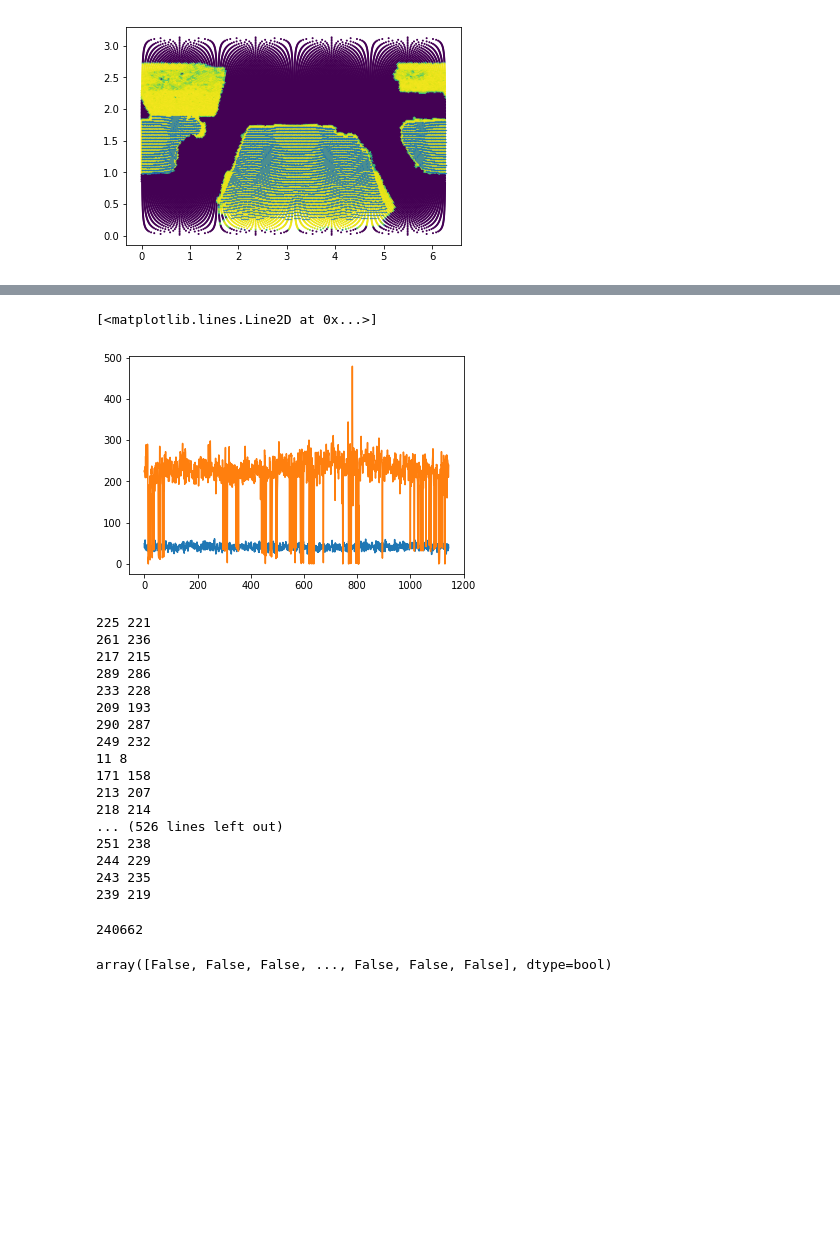
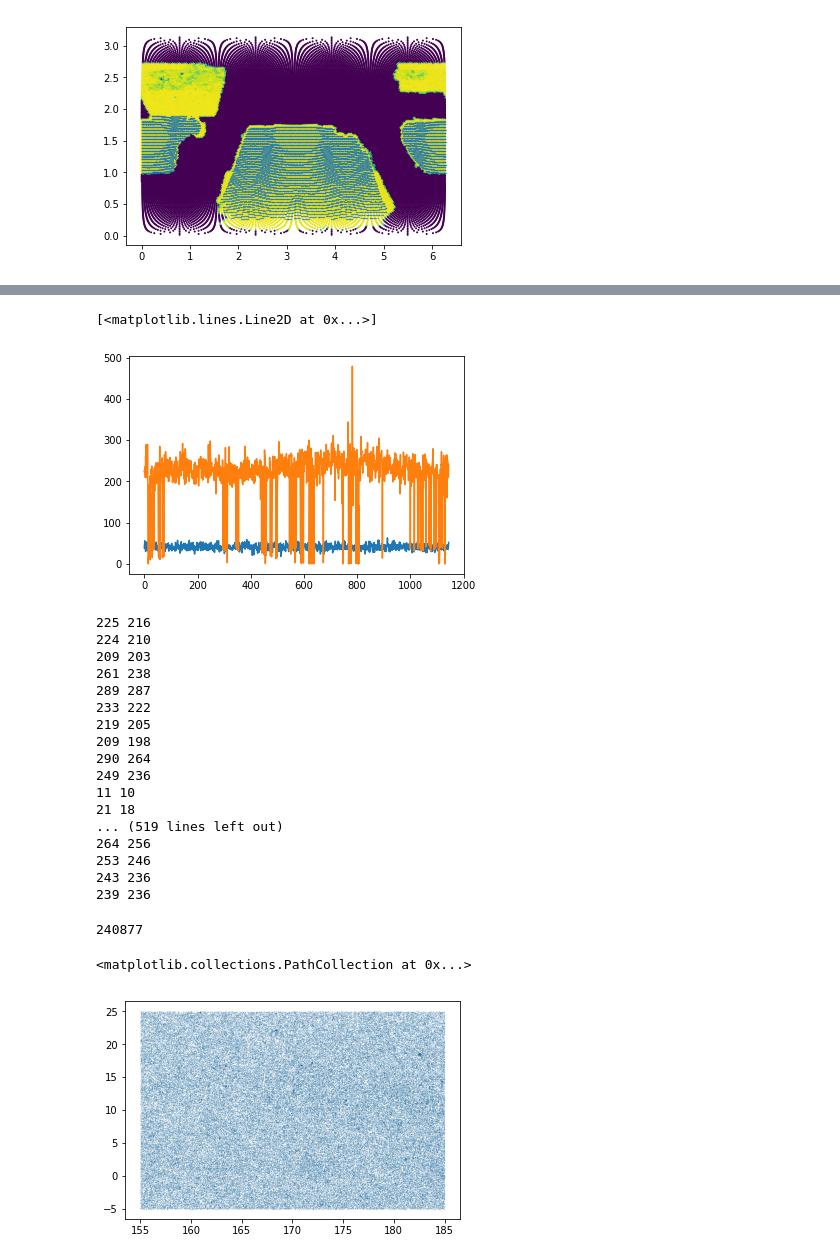
Before and after one commit to HiramHerrera/multipass, a Jupyter notebook: truth.ipynb, the cells around one changed output, grey strips where cells are left out. Saved outputs shown, nothing was run; the diff lists cells and outputs as text; code cells hidden in the pictures; blank space fills up the shorter version.

```diff
--- a/truth.ipynb
+++ b/truth.ipynb
@@ -126,5 +127,5 @@ pixnumber_target_list = list(set(pixnumber_targets))
 # %%
-n_qso_per_pixel_targets = np.ones(len(pixnumber_target_list))
+n_qso_per_pixel_targets = np.zeros(len(pixnumber_target_list))
 for i in range(len(pixnumber_target_list)):
     ii_targets = is_qso & (pixnumber_targets==pixnumber_target_list[i])
     n_qso_per_pixel_targets[i] = np.count_nonzero(ii_targets)
@@ -135,7 +136,7 @@ plt.plot(n_lya_desired_pixel_targets)
 plt.plot(n_qso_per_pixel_targets)
 # %% [output]
 [<matplotlib.lines.Line2D at 0x...>]
-[figure, old version]
+[figure, new version]
 # %%
 is_lya_qso = np.repeat(False, len(targets))
 n_targets = len(targets)
@@ -152,30 +153,29 @@ for i in range(len(pixnumber_target_list)):
         ii_lya_qso = np.random.choice(target_ids[ii_targets], n_lya_desired, replace=False)
         is_lya_qso[ii_lya_qso] = True
 # %% [output]
-225 221
-261 236
-217 215
-289 286
-233 228
-209 193
-290 287
-249 232
-11 8
-171 158
-213 207
-218 214
-... (526 lines left out)
-251 238
-244 229
-243 235
-239 219
+225 216
+224 210
+209 203
+261 238
+289 287
+233 222
+219 205
+209 198
+290 264
+249 236
+11 10
+21 18
+... (519 lines left out)
+264 256
+253 246
+243 236
+239 236
 # %%
 print(np.count_nonzero(is_lya_qso))
 # %% [output]
-240662
+240877
-# %%
-is_lya_qso = np.repeat(False, len(targets))
-# %%
-is_lya_qso
-# %% [output]
-array([False, False, False, ..., False, False, False], dtype=bool)
+# %%
+plt.scatter(targets['RA'][is_lya_qso], targets['DEC'][is_lya_qso], s=0.001)
+# %% [output]
+<matplotlib.collections.PathCollection at 0x...>
+[figure, added]
```
Also changed, not shown: parts of 6 cells of this notebook.
